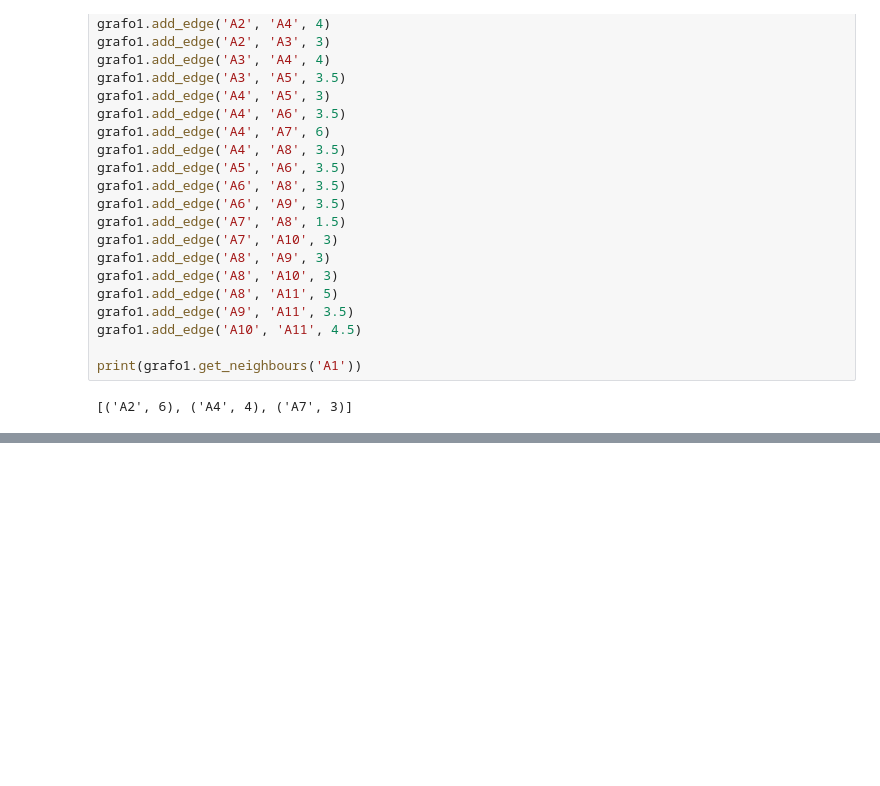
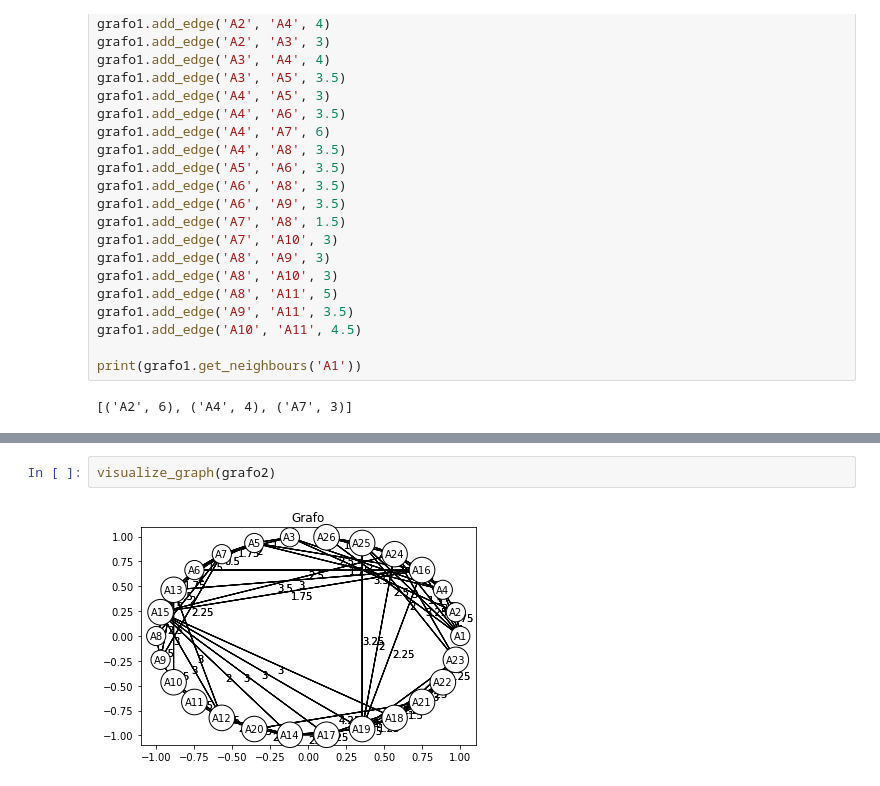
Before and after one commit to Santilopezc/Proyecto-Optimizacion, a Jupyter notebook: Proyecto.ipynb, the cells around one changed output, grey strips where cells are left out. Saved outputs shown, nothing was run; the diff lists cells and outputs as text; blank space fills up the shorter version.

```diff
--- a/Proyecto.ipynb
+++ b/Proyecto.ipynb
@@ -241,0 +246,4 @@ print(MST2)
+# %%
+visualize_graph(grafo2)
+# %% [output]
+[figure, added]
```
Also changed, not shown: parts of 6 cells of this notebook.
